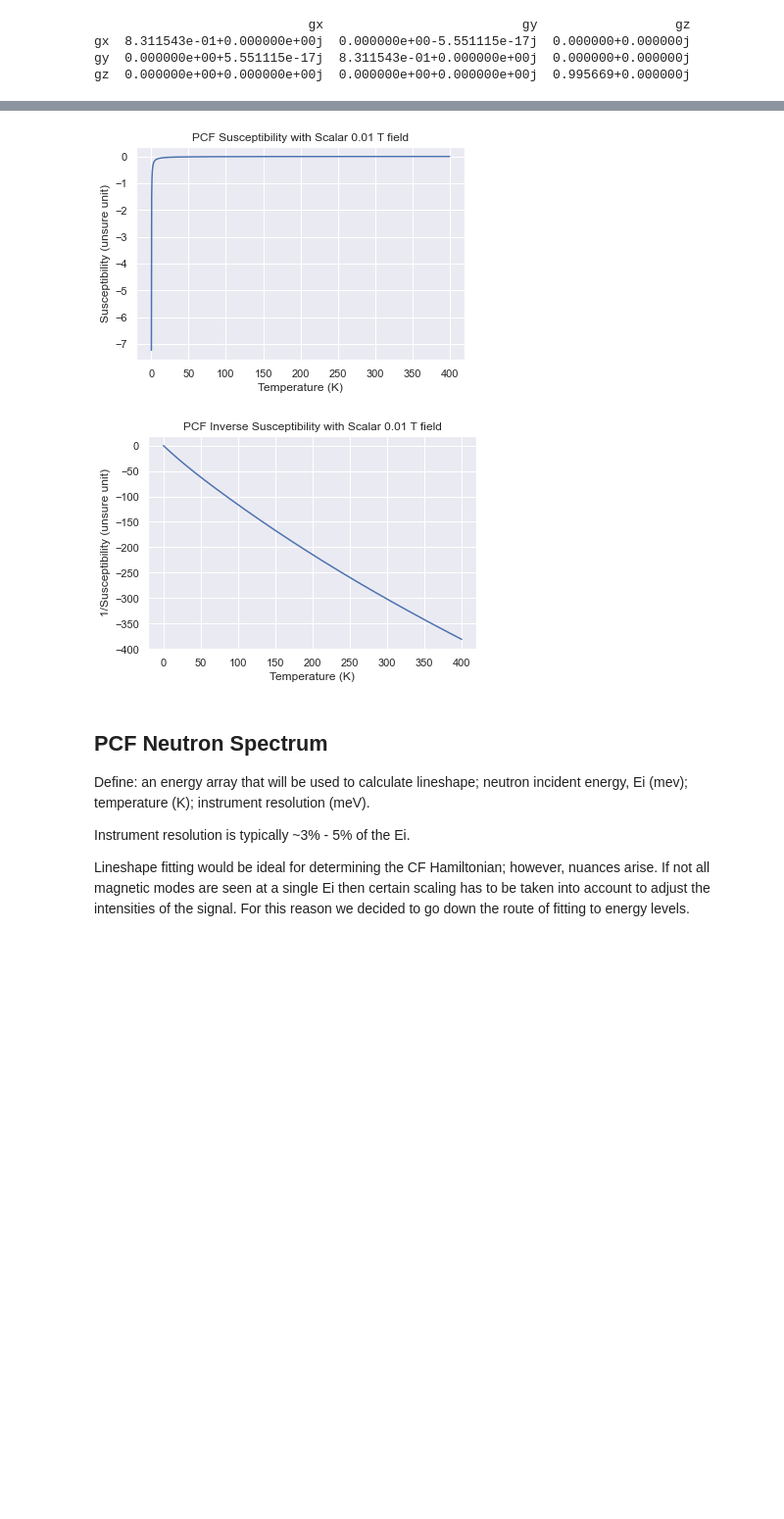
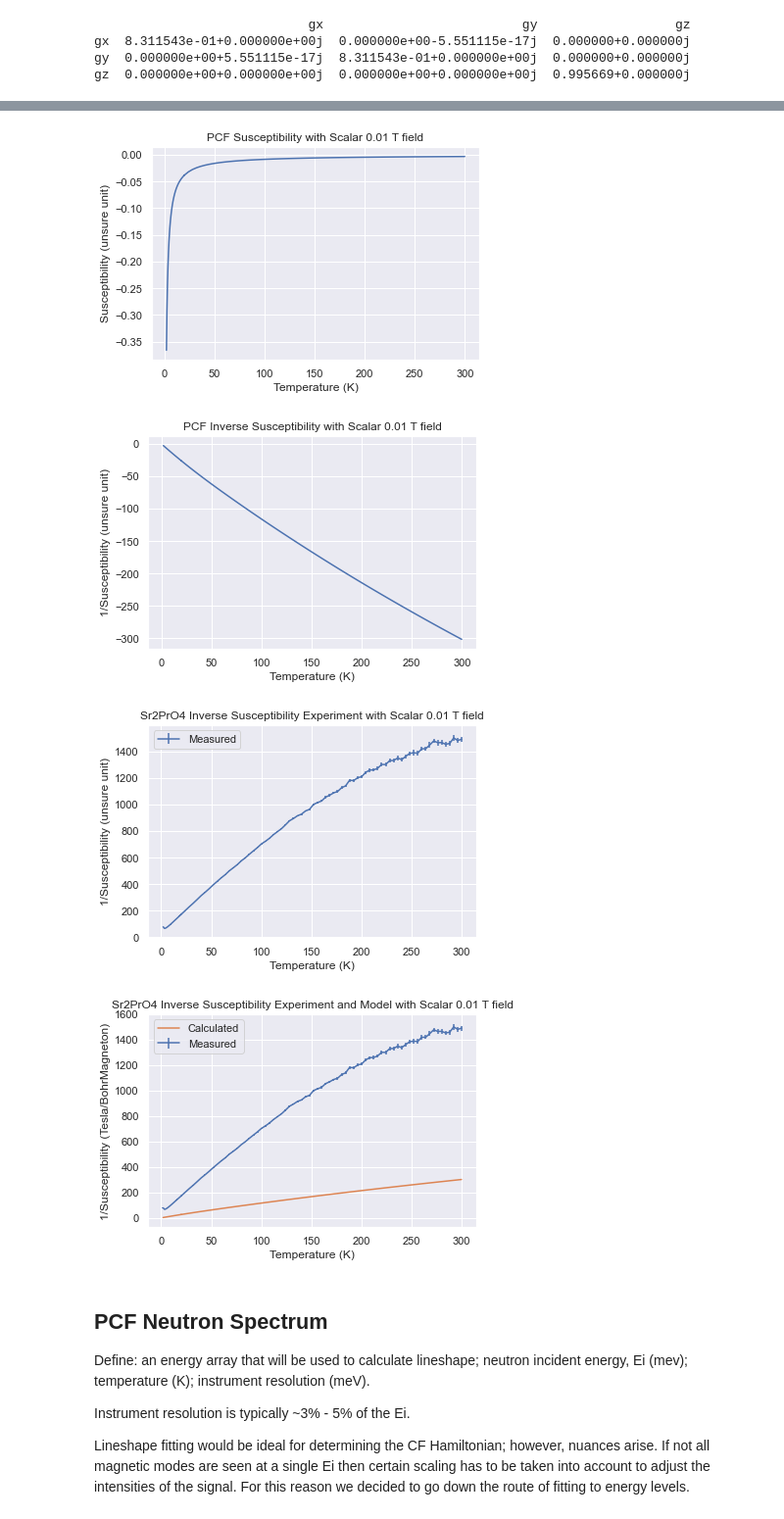
Before and after one commit to JensenKaplan/ActiveResearch, a Jupyter notebook: CrystalField/CrystalField.ipynb, the cells around one changed output, grey strips where cells are left out. Shown at 98% size. Saved outputs shown, nothing was run; the diff lists cells and outputs as text; code cells hidden in the pictures; blank space fills up the shorter version.

Commit message:
Working on MvsT data... SrPr mag looking good compared with PCF. Susceptibility looking way off.

```diff
--- a/CrystalField/CrystalField.ipynb
+++ b/CrystalField/CrystalField.ipynb
@@ -82,4 +80,7 @@ MTDir = getSaveDir('m',comp = comp, dataType = 'MT')
 # %%
+eModel = Model(energyFit, independent_vars = ['numlevels'])
+params = eModel.make_params()
+
 #From GridSearch For LS
 #####################################################################################################################################################################
 # LS = LSValue
@@ -95,24 +96,28 @@ MTDir = getSaveDir('m',comp = comp, dataType = 'MT')
 # B20 = 0
 #####################################################################################################################################################################
 
+#Best fit for LS after a few iterations.
 #####################################################################################################################################################################
-eModel = Model(energyFit, independent_vars = ['numlevels'])
-params = eModel.make_params()
 B40  =  -0.6568663783690575
 B60  =  -0.02328250024945387
 LS  =  100.00007580463522
 B44  =  -3.1415463304732714
 B64  =  0.504906552605772
 B20  =  0.4858075931009187
-# Since we only have 4 training points, only 4 parameters can vary at once.
+#####################################################################################################################################################################
+
+# Since we only have 3 training points, only 3 parameters can vary at once.
 params['B20'].set(value = B20, vary = True)
 params['B40'].set(value=B40, vary=True)
 params['B60'].set(value=B60, vary=True)
 params['B44'].set(value = B44, vary = False )
 params['B64'].set(value = B64, vary = False )
 params['LS'].set(value=LS, vary=False)
+
+
 #Fit model to data
-fitted = eModel.fit(Emeas,params, numlevels = 4 , LS_on = LS_on, Kmeans = Kmeans)
+fitted = eModel.fit(Emeas,params, numlevels = 4, LS_on = LS_on, Kmeans = Kmeans)
+
 #Create a dictionary of the fitted parameters (stevens coefficients)
-stev = {'B40': fitted.params['B40'].value, 'B60': fitted.params['B60'].value, 'B44' : fitted.params['B44'].value, 'B64' : fitted.params['B64'].value, 'B20' :fitted.params['B20'].value }
+stev = { 'B20' :fitted.params['B20'].value, 'B40': fitted.params['B40'].value, 'B44' : fitted.params['B44'].value, 'B60': fitted.params['B60'].value, 'B64' : fitted.params['B64'].value }
 #####################################################################################################################################################################
@@ -263,53 +261,73 @@ plt.legend()
 # %%
-
-# ## PCF Susceptibility
+#Loading data for M vs T
 #####################################################################################################################################################################
 runs = []
 for i in os.listdir(MTDir):
     if i.endswith('.DAT'): #This was a safeguard against a situation arising at an earlier implementation of my code.
         runs.append(i)
 
-
 MTdata = {}
 # plt.figure()
 for i in runs:
-    M,H,T,Err,samplemass,measType = getData(i,MTDir, who = who, dataType = 'MT')
-    MTdata[measType] = [M,H,T,Err,samplemass]
-    # plt.errorbar(H,M, yerr = Err, label = name)
+    M,H,T,MErr,samplemass,measType = getData(i,MTDir, who = who, dataType = 'MT')
+    MTdata[measType] = [M,H,T,MErr,samplemass]
 
-M,H,T,Err,samplemass = MTdata['ZFC']
-# samplemass = JT.getMass(MHdata['ZFC'][4])
+#Either 'ZFC' or 'FC'
+M,H,T,MErr,samplemass = MTdata['FC']
+#####################################################################################################################################################################
 
-suscCalc = []
-Temp = np.linspace(.1,400,1000)
+massErr = .00005
+
 fieldT = 0.01
-deltaField = 0.0001
+deltaField = .00001
 if LS_on:
-	suscCalc = Pr.susceptibility(Temps = Temp, Field = fieldT, deltaField = deltaField)
+	XCalc = Pr.susceptibility(Temps = T, Field = fieldT, deltaField = deltaField)
 else:
-	suscCalc = Pr.susceptibility(Temps = Temp, Field = fieldT, deltaField = deltaField, ion = ion)
+	XCalc = Pr.susceptibility(Temps = T, Field = fieldT, deltaField = deltaField, ion = ion)
 # for i in Temp:
 	# suscCalc.append(Pr.susceptibility(i,fieldT,deltaField))
 
-suscCalcI = []
-for i in suscCalc:
-	suscCalcI.append(1/i)
+XiCalc = 1/XCalc
+
+X,XErr,Xi,XiErr = normSusc2(M,H,MErr,molweight,samplemass,massErr)
+
+
+
 plt.figure()
-plt.plot(Temp,suscCalc)
+plt.plot(T,XCalc)
 plt.xlabel('Temperature (K)')
 plt.ylabel('Susceptibility (unsure unit)')
 plt.title('PCF Susceptibility with Scalar {} T field'.format(fieldT))
 
 plt.figure()
-plt.plot(Temp,suscCalcI)
+plt.plot(T,XiCalc)
 plt.xlabel('Temperature (K)')
 plt.ylabel('1/Susceptibility (unsure unit)')
 plt.title('PCF Inverse Susceptibility with Scalar {} T field'.format(fieldT))
 plt.show()
+
+plt.figure()
+plt.errorbar(T,Xi, yerr = XiErr, label = 'Measured')
+plt.xlabel('Temperature (K)')
+plt.ylabel('1/Susceptibility (unsure unit)')
+plt.title('{} Inverse Susceptibility Experiment with Scalar {} T field'.format(comp,fieldT))
+plt.legend()
+plt.show()
+
+plt.figure()
+plt.errorbar(T,Xi, yerr = XiErr, label = 'Measured')
+plt.plot(T,-1*XiCalc, label = 'Calculated')
+plt.xlabel('Temperature (K)')
+plt.ylabel('1/Susceptibility (Tesla/BohrMagneton)')
+plt.title('{} Inverse Susceptibility Experiment and Model with Scalar {} T field'.format(comp,fieldT))
+plt.legend()
+plt.show()
 #####################################################################################################################################################################
 # %% [output]
-[figure, old version]
+[figure, new version]
-[figure, old version]
+[figure, new version]
+[figure, added]
+[figure, added]
 # %% [markdown]
 ## PCF Neutron Spectrum
 Define: an energy array that will be used to calculate lineshape; neutron incident energy, Ei (mev); temperature (K); instrument resolution (meV).
```
Also changed, not shown: parts of 21 cells of this notebook, 1 other file.
